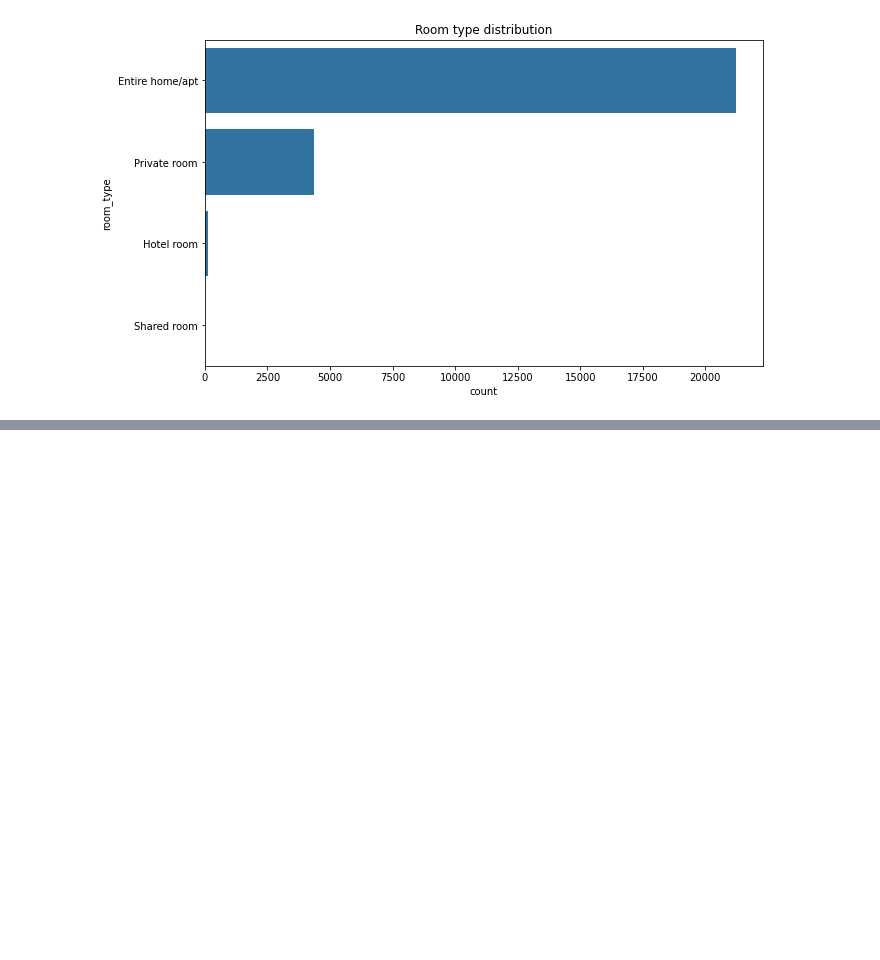
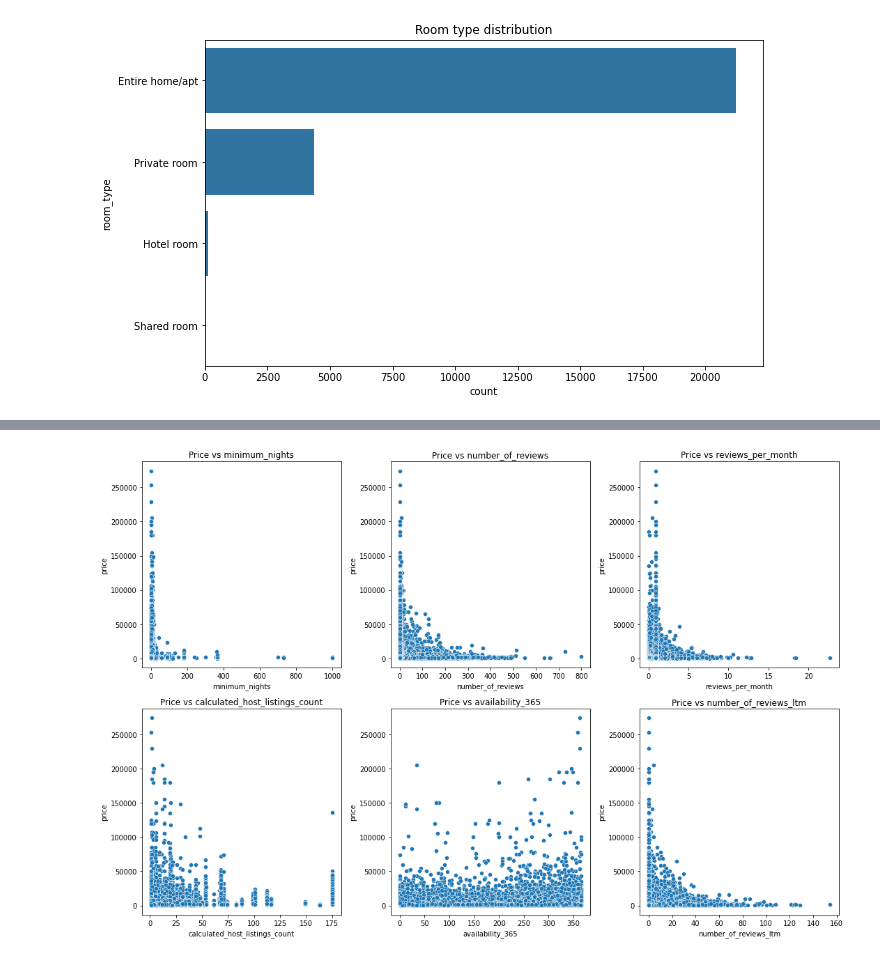
Before and after one commit to wambuiGicheha/Airbnb, a Jupyter notebook: index.ipynb, the cells around one changed output, grey strips where cells are left out. Cells and saved outputs as stored; diff of their text form; code cells hidden in the pictures; blank space fills up the shorter version.

```diff
--- a/index.ipynb
+++ b/index.ipynb
@@ -387,0 +404,20 @@ Name: count, dtype: int64
+# %%
+# Variables to compare with price
+features = ['minimum_nights', 'number_of_reviews', 'reviews_per_month',
+            'calculated_host_listings_count', 'availability_365', 'number_of_reviews_ltm']
+
+# Create subplots: 2 rows, 3 columns
+fig, axes = plt.subplots(2, 3, figsize=(15, 10))  # Adjust layout
+
+# Flatten axes array for easy iteration
+axes = axes.flatten()
+
+# Loop through features and create scatter plots
+for i, feature in enumerate(features):
+    sns.scatterplot(x=houses[feature], y=houses['price'], ax=axes[i])
+    axes[i].set_title(f"Price vs {feature}")
+
+plt.tight_layout()  # Adjust spacing
+plt.show()
+# %% [output]
+[figure, added]
```
Also changed, not shown: parts of 12 cells of this notebook.
